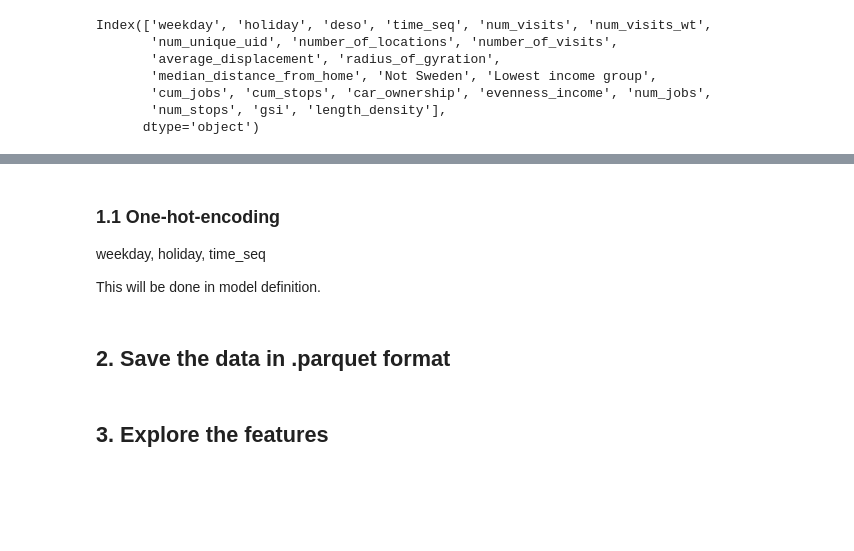
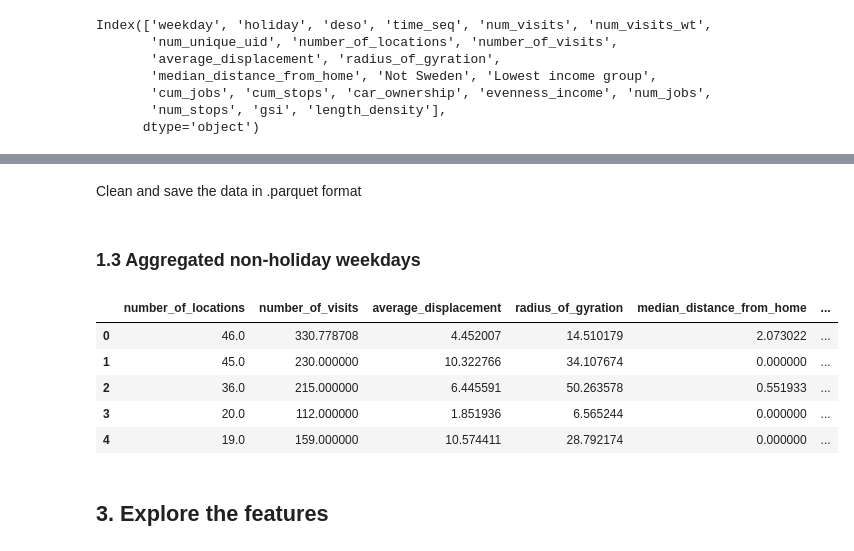
Before and after one commit to MobiSegInsights/mobi-social-segregation-se, a Jupyter notebook: src/MobiSegInsightsSE.feature_eng.1.0/18-feature-construction.ipynb, the cells around one changed output, grey strips where cells are left out. Saved outputs shown, nothing was run; the diff lists cells and outputs as text; code cells hidden in the pictures; blank space fills up the shorter version.

```diff
--- a/src/MobiSegInsightsSE.feature_eng.1.0/18-feature-construction.ipynb
+++ b/src/MobiSegInsightsSE.feature_eng.1.0/18-feature-construction.ipynb
@@ -71,8 +53,3 @@ Name: 0, dtype: float64
-# %% [markdown]
-### 1.1 One-hot-encoding
-weekday, holiday, time_seq
-
-This will be done in model definition.
 # %% [markdown]
-## 2. Save the data in .parquet format
+Clean and save the data in .parquet format
 # %%
@@ -79 +57,35 @@ This will be done in model definition.
 df.to_parquet('results/data4model.parquet', index=False)
+# %% [markdown]
+### 1.3 Aggregated non-holiday weekdays
+# %%
+df = pd.read_sql("""SELECT * FROM segregation.mobi_seg_deso;""", con=engine)
+df_built_env = pd.merge(pd.read_sql("""SELECT deso, num_jobs, num_stops, gsi FROM built_env.features_deso;""", con=engine),
+                        pd.read_sql("""SELECT deso, length_density FROM built_env.walk_density_deso;""", con=engine),
+                        on='deso', how='left')
+df = pd.merge(df, df_built_env, on='deso', how='left')
+features = ['weekday', 'holiday',
+            'number_of_locations', 'number_of_visits', 'average_displacement', 'radius_of_gyration', 'median_distance_from_home',
+            'Not Sweden', 'Lowest income group', 'car_ownership',
+            'cum_jobs', 'cum_stops',
+            'num_jobs', 'num_stops', 'gsi', 'length_density']
+df = df[['evenness_income'] + features + ['num_visits_wt', 'deso']]
+df = df.loc[(df['weekday'] == 1) & (df['holiday'] == 0)]
+# %%
+cols = ['number_of_locations', 'number_of_visits', 'average_displacement', 'radius_of_gyration', 'median_distance_from_home',
+        'Not Sweden', 'Lowest income group', 'car_ownership',
+        'cum_jobs', 'cum_stops',
+        'num_jobs', 'num_stops', 'gsi', 'length_density'] + ['evenness_income']
+def wt_agg(data):
+    metrics_dict = dict()
+    for v in cols:
+        metrics_dict[v] = weighted.median(data[v], data['num_visits_wt'])
+    return pd.Series(metrics_dict)
+df_agg = df.drop(columns=['weekday', 'holiday']).groupby('deso').apply(wt_agg).reset_index().drop(columns=['deso'])
+df_agg.head()
+# %% [output]
+|  | number_of_locations | number_of_visits | average_displacement | radius_of_gyration | median_distance_from_home | ... |
+| 0 | 46.0 | 330.778708 | 4.452007 | 14.510179 | 2.073022 | ... |
+| 1 | 45.0 | 230.000000 | 10.322766 | 34.107674 | 0.000000 | ... |
+| 2 | 36.0 | 215.000000 | 6.445591 | 50.263578 | 0.551933 | ... |
+| 3 | 20.0 | 112.000000 | 1.851936 | 6.565244 | 0.000000 | ... |
+| 4 | 19.0 | 159.000000 | 10.574411 | 28.792174 | 0.000000 | ... |
```
Also changed, not shown: parts of 5 cells of this notebook, 3 other files.
